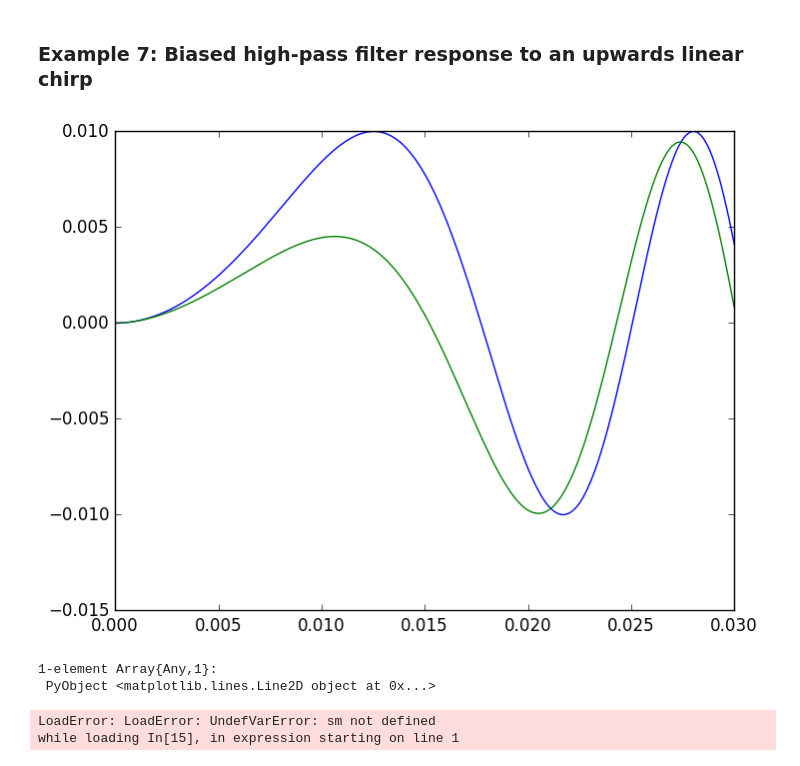
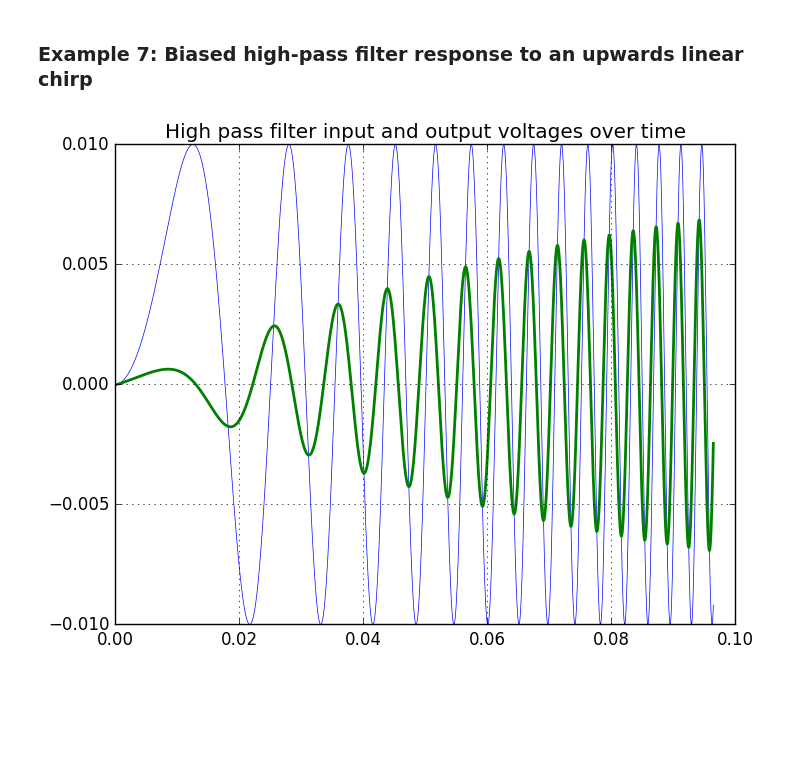
Before and after one commit to mridsole/SimpleCircuits.jl, a Jupyter notebook: MATH3976 Project - Rapisarda 440429320.ipynb, the cells around one changed output. Drawn from its saved outputs; the diff is of its cells as text; code cells hidden in the pictures; blank space fills up the shorter version.

```diff
--- a/MATH3976 Project - Rapisarda 440429320.ipynb
+++ b/MATH3976 Project - Rapisarda 440429320.ipynb
@@ -377,32 +385,28 @@ plot(trange, cop_trans[vin.pHigh]);
 # %%
 circ = Circuit()
 vcc = DCVoltageSource(10.)
 r1 = Resistor(10e+3)
 r2 = Resistor(10e+3)
-c1 = Capacitor(1e-6)
+c1 = Capacitor(1e-7)
 #vin = VoltageSource(:(0.01.*exp(-1000000.*(t-0.01).^2)))
 vin = VoltageSource(:(0.01 * sin((100*t)^2)))
 
 connect!(circ, vcc.pLow, circ.gnd)
 connect!(circ, vcc.pHigh, r1.p1, "Vcc")
 connect!(circ, r1.p2, r2.p1, "Vout")
 connect!(circ, r2.p2, circ.gnd)
 connect!(circ, vin.pLow, circ.gnd)
 connect!(circ, vin.pHigh, c1.p1, "Vin")
 connect!(circ, c1.p2, r1.p2)
 
 op(circ)
 
-trange = 0.:0.000001:0.03
+trange = 10.^0.04 - reverse(logspace(0., 0.04, 3000))
 cop = trans_exp(circ, trange)
-plot(trange, cop[vin.pHigh])
-plot(trange, cop[r1.p2] - 5.)
+
+grid(b=true, which="major")
+title("High pass filter input and output voltages over time")
+plot(trange, cop[vin.pHigh], linewidth = 0.5);
+plot(trange, cop[r1.p2] - 5., linewidth = 2.);
 # %% [output]
-[figure, old version]
+[figure, new version]
-1-element Array{Any,1}:
- PyObject <matplotlib.lines.Line2D object at 0x...>
-# %%
-sm
-# %% [output]
-LoadError: LoadError: UndefVarError: sm not defined
-while loading In[15], in expression starting on line 1
```
Also changed, not shown: parts of 14 cells of this notebook.
